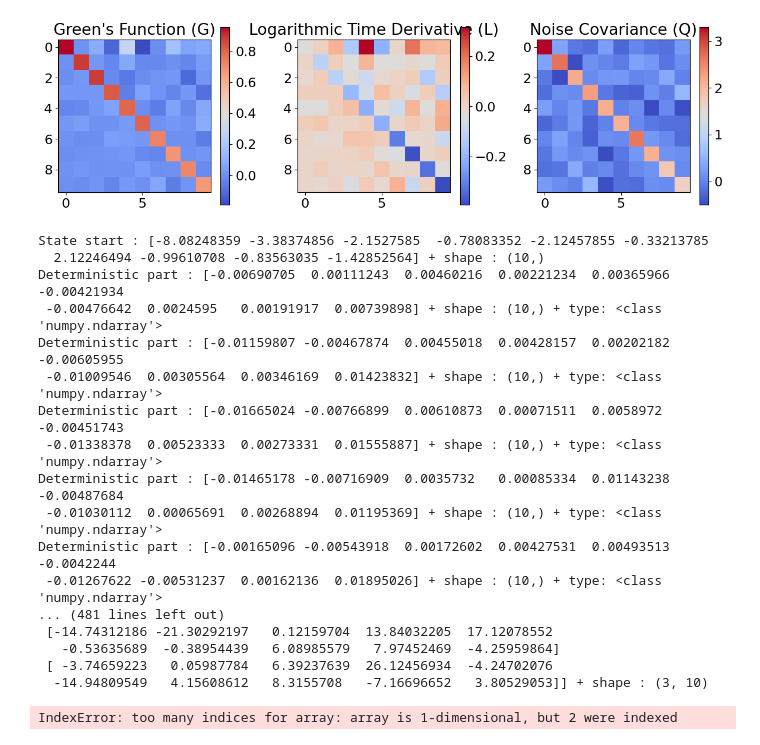
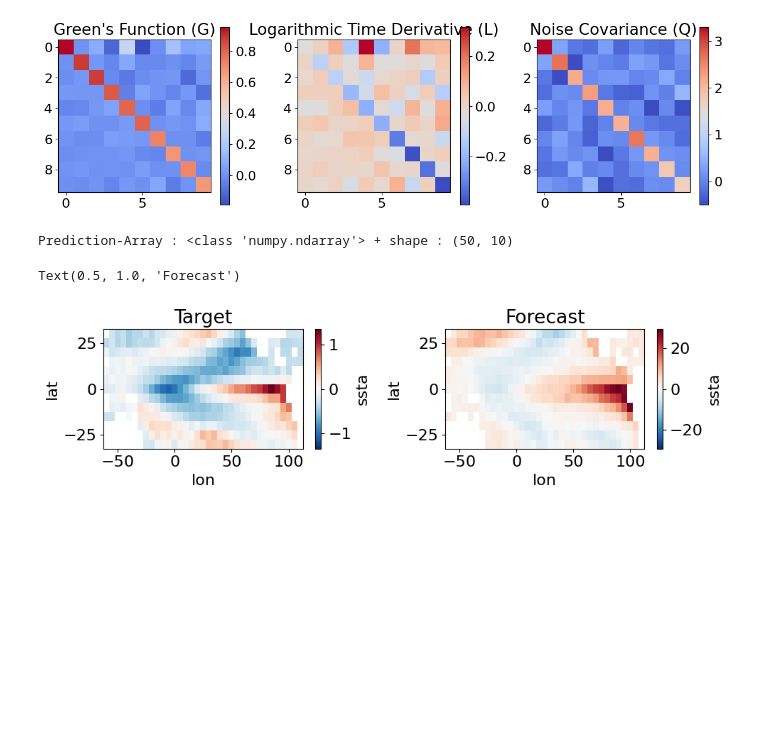
Before and after one commit to Felix6464/ML_Climate_Science_Research_Project, a Jupyter notebook: LIM/lim_data_generation.ipynb, the cells around one changed output. Cells and saved outputs as stored; diff of their text form; code cells hidden in the pictures; blank space fills up the shorter version.

Commit message:
preparing plot functions -> need to find error in noise integration (too large values)

```diff
--- a/LIM/lim_data_generation.ipynb
+++ b/LIM/lim_data_generation.ipynb
@@ -156,63 +116,43 @@ times = x_input['time']
 x = x_input.data
 
 #forecast_output, forecast_output2 = model.forecast(x, [1,2,3])
-output_array = model.noise_integration(x, timesteps=2)
-print("Prediction-Array : {} + shape : {}".format(output_array, output_array.shape))
-
-forecast_mean = 0
-for ensemble in output_array[:-1]:
-    forecast_mean += ensemble
-
-forecast_mean = forecast_mean / len(output_array[:-1])
-#print("Output-Array : {} + shape : {}".format(output_array, output_array.shape))
-#print("Forecast mean : {}".format(forecast_mean))
+output_array = model.noise_integration(x, timesteps=49)
+print("Prediction-Array : {} + shape : {}".format(type(output_array), output_array.shape))
 # %% [output]
-State start : [-8.08248359 -3.38374856 -2.1527585  -0.78083352 -2.12457855 -0.33213785
-  2.12246494 -0.99610708 -0.83563035 -1.42852564] + shape : (10,)
-Deterministic part : [-0.00690705  0.00111243  0.00460216  0.00221234  0.00365966 -0.00421934
- -0.00476642  0.0024595   0.00191917  0.00739898] + shape : (10,) + type: <class 'numpy.ndarray'>
-Deterministic part : [-0.01159807 -0.00467874  0.00455018  0.00428157  0.00202182 -0.00605955
- -0.01009546  0.00305564  0.00346169  0.01423832] + shape : (10,) + type: <class 'numpy.ndarray'>
-Deterministic part : [-0.01665024 -0.00766899  0.00610873  0.00071511  0.0058972  -0.00451743
- -0.01338378  0.00523333  0.00273331  0.01555887] + shape : (10,) + type: <class 'numpy.ndarray'>
-Deterministic part : [-0.01465178 -0.00716909  0.0035732   0.00085334  0.01143238 -0.00487684
- -0.01030112  0.00065691  0.00268894  0.01195369] + shape : (10,) + type: <class 'numpy.ndarray'>
-Deterministic part : [-0.00165096 -0.00543918  0.00172602  0.00427531  0.00493513 -0.0042244
- -0.01267622 -0.00531237  0.00162136  0.01895026] + shape : (10,) + type: <class 'numpy.ndarray'>
-... (481 lines left out)
- [-14.74312186 -21.30292197   0.12159704  13.84032205  17.12078552
-   -0.53635689  -0.38954439   6.08985579   7.97452469  -4.25959864]
- [ -3.74659223   0.05987784   6.39237639  26.12456934  -4.24702076
-  -14.94809549   4.15608612   8.3155708   -7.16696652   3.80529053]] + shape : (3, 10)
+Prediction-Array : <class 'numpy.ndarray'> + shape : (50, 10)
 # %%
 # Transform back to data space (denoted with y) and plot the time evolution of selected components
 
-lag = 3
+lag = 1
 
-#x_input = data_test.isel(time=np.arange(0,50))
-#x = x_input.data
-#TODO plot hinbekommen
+# Choose a time index to plot
+time_index = 10
+
+x_input = data_test.isel(time=np.arange(0,50))
+times = x_input['time']
+x = x_input.data
+prediction_array = output_array.T
+
+#print("X : {} + shape : {}".format(x, x.shape))
+#print("Output_array : {} + shape : {}".format(output_array, output_array.shape))
 
 # Reconstruct the input and forecasted data
 reconstructed_input = pca_10.reconstruction(x[:, lag:], newdim=times[lag:])
-reconstructed_forecast = pca_10.reconstruction(output_array[1550, :, :-lag], newdim=times[lag:])
+reconstructed_forecast = pca_10.reconstruction(prediction_array[:, :-lag], newdim=times[lag:])
 
-print(f"Reconstructed input data shape: {reconstructed_input.shape}")
-print(f"Reconstructed forecast data shape: {reconstructed_forecast.shape}")
-
-# Choose a time index to plot
-time_index = 5
-time_index2 = 200
+#print("Reconstructed_input : {} + shape : {}".format(type(reconstructed_input), reconstructed_input.shape))
+#print("Reconstructed_forecast : {} + shape : {}".format(type(reconstructed_forecast), reconstructed_forecast.shape))
 
 # Define plot parameters
 plot_params = {'tsa': dict(vmin=-2, vmax=2, eps=0.25),
                'zosa': dict(vmin=-0.1, vmax=.1, eps=0.025)}
 
 # Plot the input and forecasted data at the chosen time index
 fig, axs = plt.subplots(1,2, figsize=(10, 3))
 reconstructed_input.isel(time=time_index).plot(ax=axs[0])
 axs[0].set_title("Target")
 reconstructed_forecast.isel(time=time_index).plot(ax=axs[1])
 axs[1].set_title("Forecast")
 # %% [output]
-IndexError: too many indices for array: array is 1-dimensional, but 2 were indexed
+Text(0.5, 1.0, 'Forecast')
+[figure, added]
```
Also changed, not shown: parts of 8 cells of this notebook, 1 other file.
